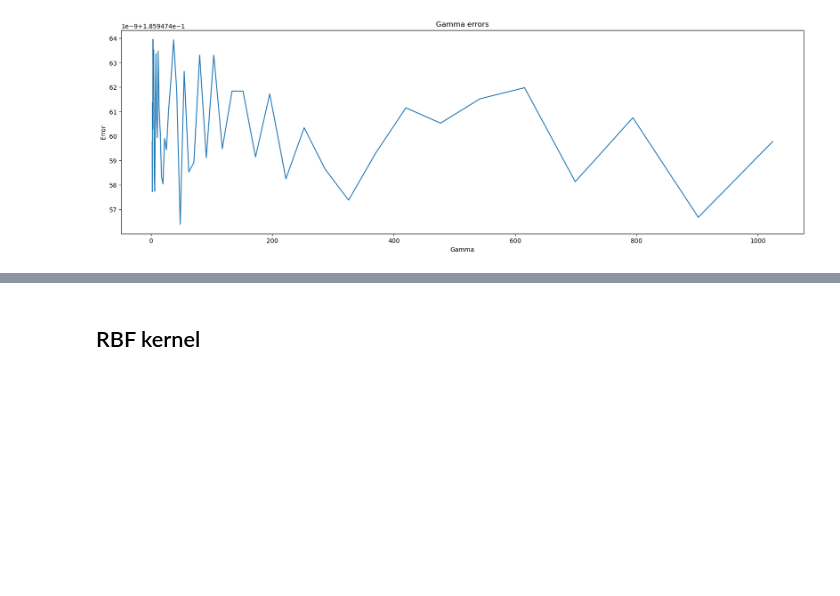
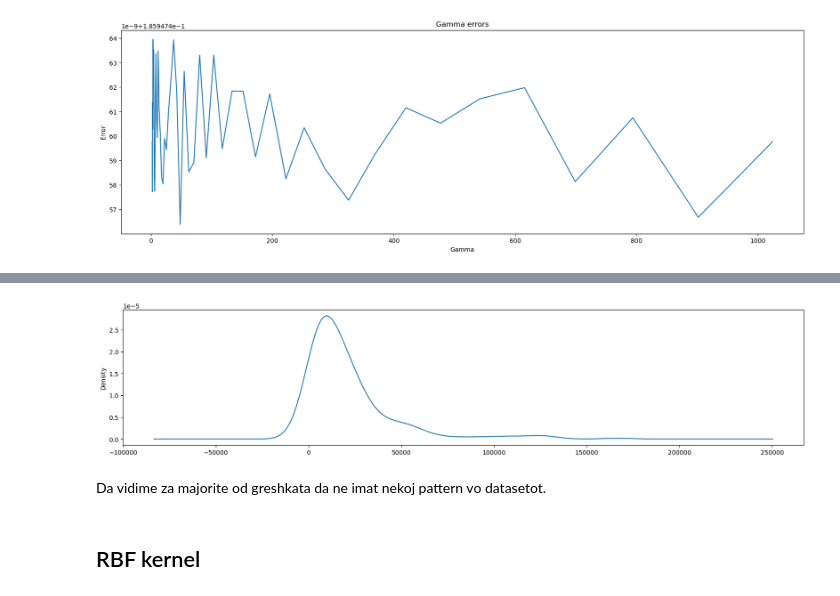
Before and after one commit to viki123v/housing-prices-analysis, a Jupyter notebook: notebooks/svm.ipynb, the cells around one changed output, grey strips where cells are left out. Saved outputs shown, nothing was run; the diff lists cells and outputs as text; code cells hidden in the pictures; blank space fills up the shorter version.

```diff
--- a/notebooks/svm.ipynb
+++ b/notebooks/svm.ipynb
@@ -417,0 +438,8 @@ list(zip(GAMMA_VALS,errs))
+# %%
+df=pd.DataFrame(
+    data={
+        'pred':pred,
+        "true":y_test
+    }
+)
+df.sample(2)
@@ -417,0 +450,3 @@ list(zip(GAMMA_VALS,errs))
+# %%
+df.loc[:,'Diff']=abs(df['pred']-df['true'])
+df.sample(2)
@@ -417,0 +469,10 @@ list(zip(GAMMA_VALS,errs))
+# %%
+df=pd.concat([
+    pd.DataFrame(
+        data=X_test,
+        columns=X_tr.columns
+        ),
+    df
+    ]
+,axis=1)
+df.sample(2)
@@ -418,3 +484,10 @@ list(zip(GAMMA_VALS,errs))
+# %%
+df['Diff'].plot.kde(figsize=(20,4))
+plt.show()
+# %% [output]
+[figure, added]
+# %% [markdown]
+Da vidime za majorite od greshkata da ne imat nekoj pattern vo datasetot.
 # %% [markdown]
 ## RBF kernel
 # %%
```
Also changed, not shown: parts of 8 cells of this notebook, 1 other file.
